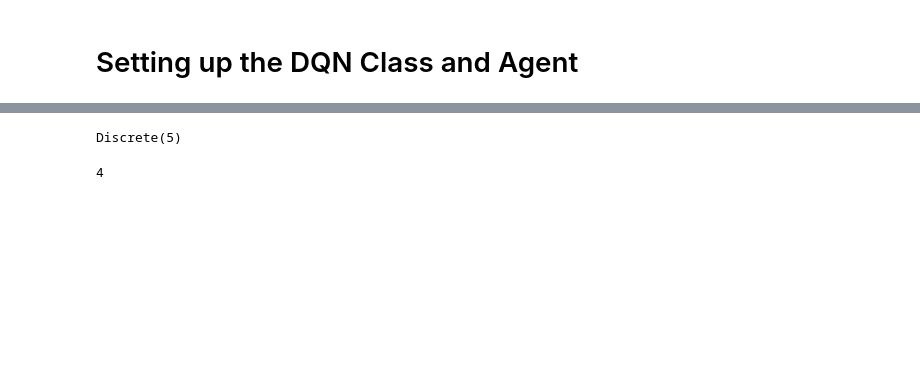
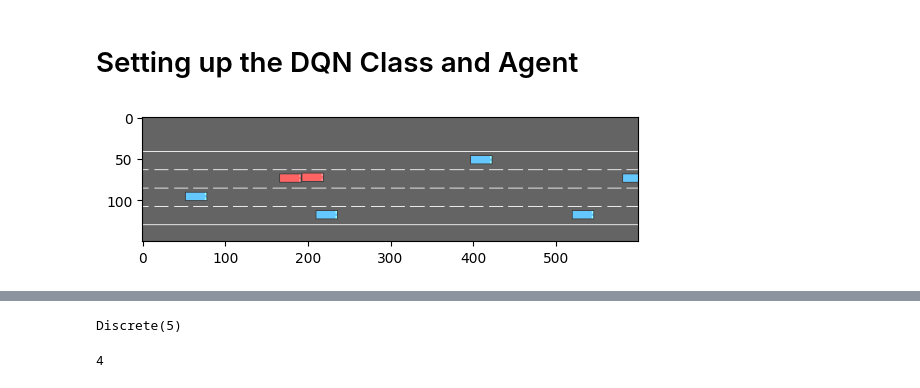
Before and after one commit to LouisMalichier/RL, a Jupyter notebook: DQN_Higwhay_V0.ipynb, the cells around one changed output, grey strips where cells are left out. Cells and saved outputs as stored; diff of their text form; code cells hidden in the pictures; blank space fills up the shorter version.

Commit message:
version fonctionnel dqn higwhay -- correction dimension sortie train

```diff
--- a/DQN_Higwhay_V0.ipynb
+++ b/DQN_Higwhay_V0.ipynb
@@ -56,10 +56,12 @@ class Net(nn.Module):
         )
 
     def forward(self, x):
+        x = x.view(x.size(0), -1)# AJOUT
         return self.net(x)
 
-class DQN_Skeleton:
+class DQN:
     def __init__(self,
+                env,# AJOUT
                 action_space,
                 observation_space,
                 gamma,
@@ -71,6 +73,9 @@ class DQN_Skeleton:
                 epsilon_min,
                 learning_rate,
                 ):
+
+        self.env = env # AJOUT
+
         self.action_space = action_space
         self.observation_space = observation_space
         self.gamma = gamma
@@ -104,20 +109,20 @@ class DQN_Skeleton:
             #print("else")
             #print("np.argmax(self.get_q(state))",np.argmax(self.get_q(state)))
 
-            q = self.get_q(state)
+            #q = self.get_q(state)
 
             #print("Q :",self.get_q(state))
             #print("argmax Q",np.argmax(self.get_q(state)))
 
-            index_max_sum = np.argmax(np.sum(q, axis=1))
+            #index_max_sum = np.argmax(np.sum(q, axis=1))
 
             # Sélectionner la ligne correspondante dans le tableau q
-            selected_action = np.argmax(q[index_max_sum])
+            #selected_action = np.argmax(q[index_max_sum])
 
             #print("selected_action",selected_action)
 
-            return selected_action
-            #return np.argmax(self.get_q(state))
+            #return selected_action
+            return np.argmax(self.get_q(state))
 
 
             # Sinon, retourner l'action maximisant la valeur Q prédite
@@ -131,13 +136,34 @@ class DQN_Skeleton:
 
     def update(self, state, action, reward, terminated, next_state):
         #print("UPDATE")
-        # add data to replay buffer
-        self.buffer.push(torch.tensor(state).unsqueeze(0),
-                        torch.tensor([[action]], dtype=torch.int64),
-                        torch.tensor([reward]),
-                        torch.tensor([terminated], dtype=torch.int64),
-                        torch.tensor(next_state).unsqueeze(0),
-                        )
+
+        # AJOUT
+        # Convert numpy arrays or lists to tensors and ensure they are floats
+        state_tensor = torch.tensor(state, dtype=torch.float32).unsqueeze(0)
+        next_state_tensor = torch.tensor(next_state, dtype=torch.float32).unsqueeze(0)
+        action_tensor = torch.tensor([[action]], dtype=torch.int64)
+        reward_tensor = torch.tensor([reward], dtype=torch.float32)
+        terminated_tensor = torch.tensor([terminated], dtype=torch.float32)
+
+        # Store transition in the replay buffer
+        self.buffer.push(
+            state_tensor,
+            action_tensor,
+            reward_tensor,
+            terminated_tensor,
+            next_state_tensor,
+        )
+        # FIN AJOUT
+
+        # RETRAIT
+        # # add data to replay buffer
+        # self.buffer.push(torch.tensor(state).unsqueeze(0),
+        #                 torch.tensor([[action]], dtype=torch.int64),
+        #                 torch.tensor([reward]),
+        #                 torch.tensor([terminated], dtype=torch.int64),
+        #                 torch.tensor(next_state).unsqueeze(0),
+        #                 )
+        # FIN RETRAIT
 
         if len(self.buffer) < self.batch_size:
             return np.inf
@@ -149,7 +175,7 @@ class DQN_Skeleton:
             [torch.cat(data) for data in zip(*transitions)]
         )
 
-        action_batch = action_batch.unsqueeze(1)
+        #action_batch = action_batch.unsqueeze(1) # RETRAIT
         values  = self.q_net.forward(state_batch).gather(1, action_batch)
 
         # Compute the ideal Q values
@@ -161,11 +187,19 @@ class DQN_Skeleton:
             #print("self.target_net(next_state_batch).max(1)[0][0]",self.target_net(next_state_batch).max(1)[0])
             # print("(1 - terminated_batch) * self.target_net(next_state_batch).max(1)[0]",(1 - terminated_batch) * self.target_net(next_state_batch).max(1)[0])
 
-            target_net_values=torch.max(self.target_net(next_state_batch).max(1)[0], dim=1)
-            next_state_values = (1 - terminated_batch) * target_net_values
+            #target_net_values=torch.max(self.target_net(next_state_batch).max(1)[0], dim=1) #TENTATIVE DE FIX SUR LES DIMENSIONS PEUT ETRE AUCUN SENS MATHEMATIQUES
+            #print(terminated_batch)
+            #print(target_net_values[0])
+            #next_state_values = (1 - terminated_batch) * target_net_values[0]
+            next_state_values = (1 - terminated_batch) * self.target_net(
+                next_state_batch
+            ).max(1)[0]
             targets = next_state_values * self.gamma + reward_batch
 
         loss = self.loss_function(values, targets)
+
+        # Convertir les données en type Float
+        #loss = torch.tensor(loss, dtype=torch.float32)
 
         # Optimize the model
         self.optimizer.zero_grad()
@@ -200,7 +234,8 @@ class DQN_Skeleton:
     def reset(self):
         hidden_size = 128
 
-        obs_size = self.observation_space.shape[0]
+        #obs_size = self.observation_space.shape[0]
+        obs_size = np.prod(self.env.observation_space.shape) # AJOUT
         n_actions = self.action_space.n
 
         self.buffer = ReplayBuffer(self.buffer_capacity)
@@ -243,33 +278,37 @@ def eval_agent(agent, env, n_sim=5):
 def run_one_episode(env, agent, display=True):
     display_env = deepcopy(env)
     done = False
     state, _ = display_env.reset()
 
     rewards = 0
 
     while not done:
         action = agent.get_action(state, 0)
         print("action",action)
         state, reward, done, _, _ = display_env.step(action)
         rewards += reward
         if display:
             clear_output(wait=True)
             plt.imshow(display_env.render())
             plt.show()
     if display:
         display_env.close()
     print(f'Episode length {rewards}')
 
 env = gym.make('highway-v0', render_mode='rgb_array')
-agent = DQN_Skeleton(action_space=env.action_space,
+
+agent = DQN(env=env,
+                     action_space=env.action_space,
                      observation_space=env.observation_space,
                      gamma=0.99,
                      batch_size=32,
                      buffer_capacity=10000,
                      update_target_every=1000,
                      epsilon_start=0.9,
                      decrease_epsilon_factor=2000,
                      epsilon_min=0.01,
                      learning_rate=0.001)
-#run_one_episode(env, agent, display=True)
-#eval_agent(agent,env)
+run_one_episode(env, agent, display=True)
+print(f"MSomme des récompenses sur 5 épisodes {eval_agent(agent,env)}")
+# %% [output]
+[figure, added]
```
Also changed, not shown: parts of 3 cells of this notebook.
